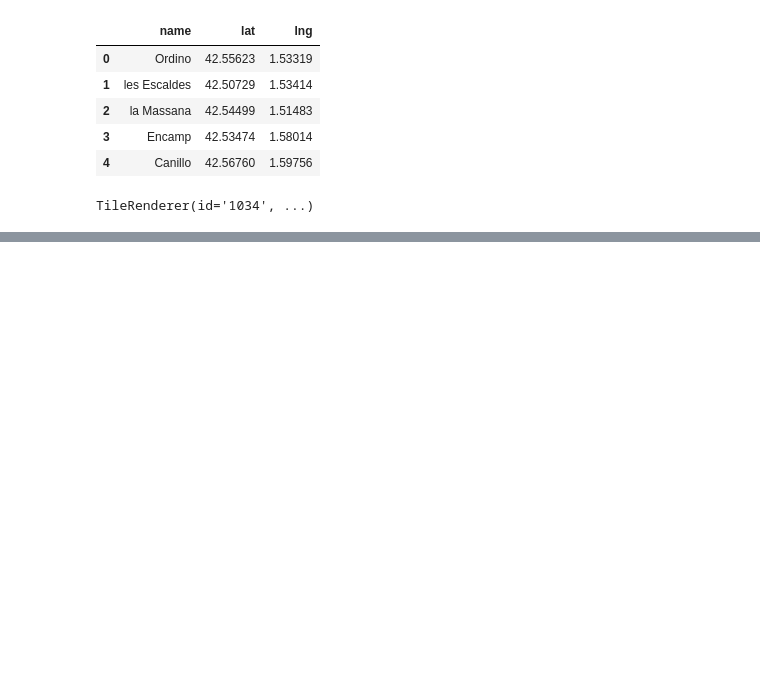
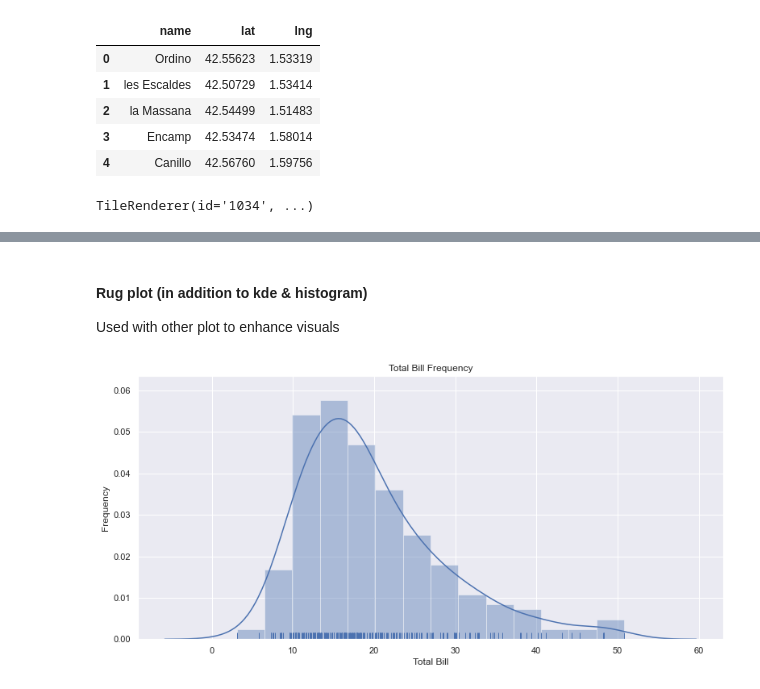
Before and after one commit to stephenkipkurui/Data-Science-Playground, a Jupyter notebook: Pandas4Everyone/Visualizations .ipynb, the cells around one changed output, grey strips where cells are left out. Drawn from its saved outputs; the diff is of its cells as text; code cells hidden in the pictures; blank space fills up the shorter version.

```diff
--- a/Pandas4Everyone/Visualizations .ipynb
+++ b/Pandas4Everyone/Visualizations .ipynb
@@ -507,0 +535,14 @@ plt.show()
+# %% [markdown]
+#### Rug plot (in addition to kde & histogram)
+
+Used with other plot to enhance visuals
+# %%
+
+hist, ax = plt.subplots()
+ax = sns.distplot(tips['total_bill'], rug = True)
+ax.set_title('Total Bill Frequency')
+ax.set_xlabel('Total Bill')
+ax.set_ylabel('Frequency')
+plt.show()
+# %% [output]
+[figure, added]
```
Also changed, not shown: parts of 54 cells of this notebook.
